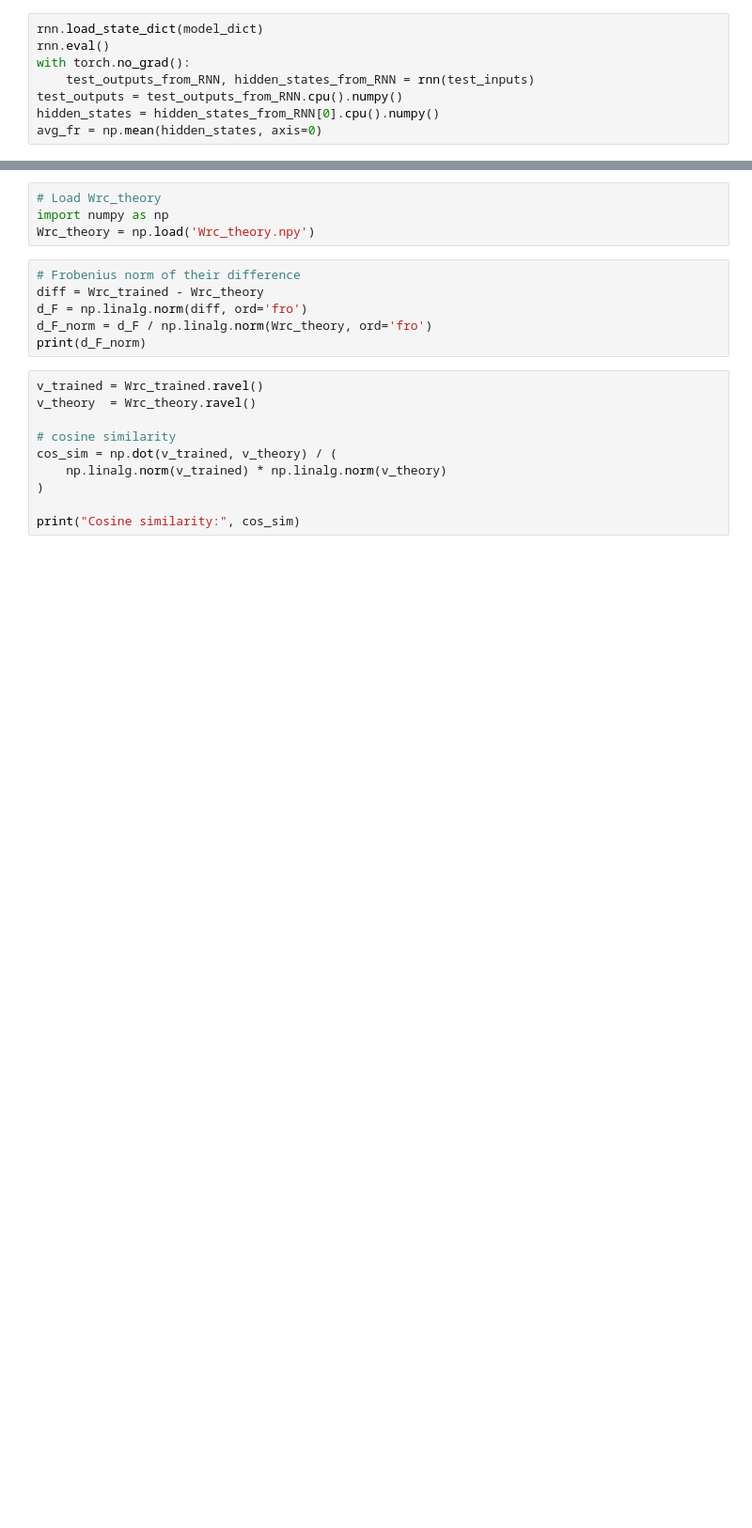
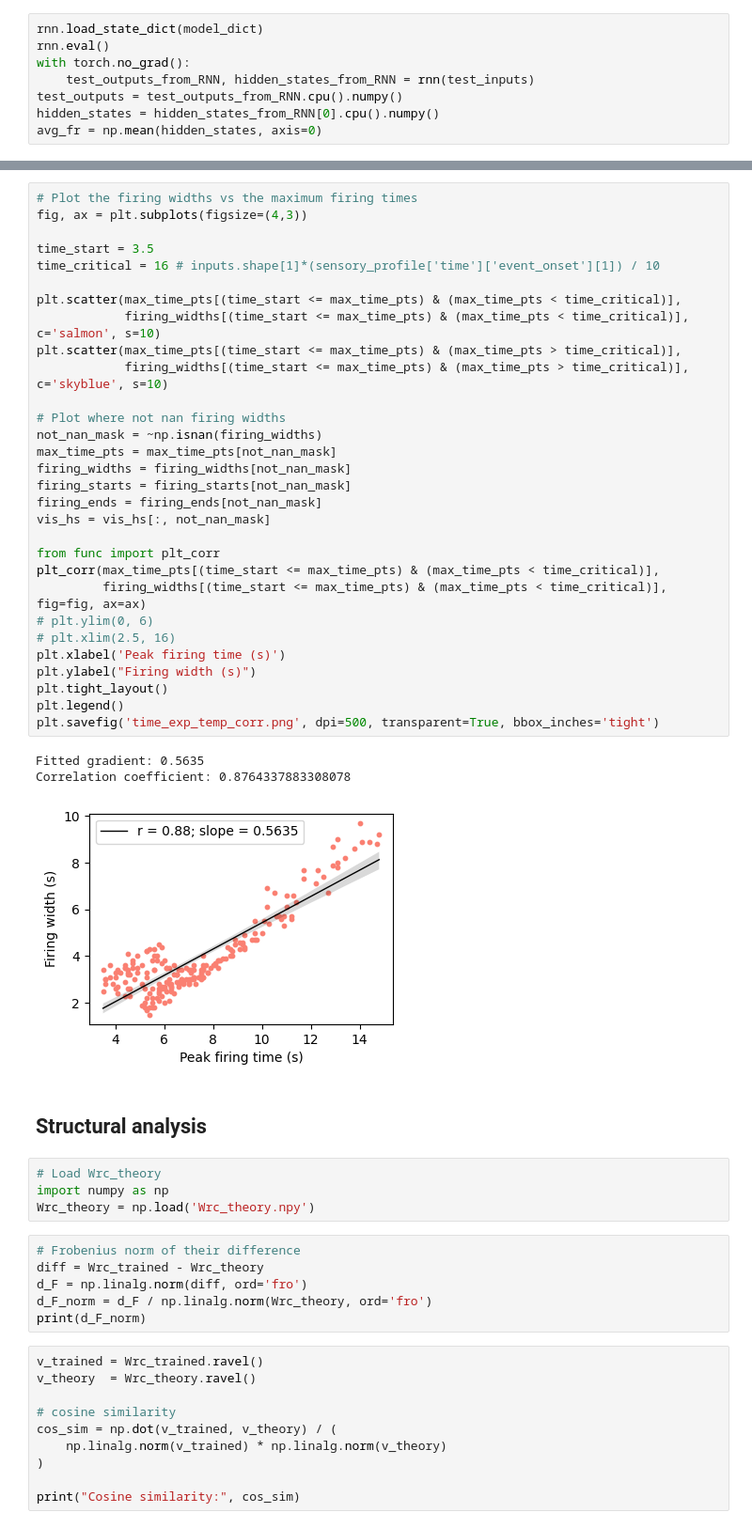
Before and after one commit to qrsyu/STCell, a Jupyter notebook: code/theory_exp/test_RNN.ipynb, the cells around one changed output, grey strips where cells are left out. Shown at 94% size. Drawn from its saved outputs; the diff is of its cells as text; blank space fills up the shorter version.

```diff
--- a/code/theory_exp/test_RNN.ipynb
+++ b/code/theory_exp/test_RNN.ipynb
@@ -170,3 +224,39 @@ plt.savefig(f'theory_rnn_{load_data_type}_{N}_hs.png', transparent=True)
+# %%
+# Plot the firing widths vs the maximum firing times
+fig, ax = plt.subplots(figsize=(4,3))
+
+time_start = 3.5
+time_critical = 16 # inputs.shape[1]*(sensory_profile['time']['event_onset'][1]) / 10
+
+plt.scatter(max_time_pts[(time_start <= max_time_pts) & (max_time_pts < time_critical)],
+            firing_widths[(time_start <= max_time_pts) & (max_time_pts < time_critical)], c='salmon', s=10)
+plt.scatter(max_time_pts[(time_start <= max_time_pts) & (max_time_pts > time_critical)],
+            firing_widths[(time_start <= max_time_pts) & (max_time_pts > time_critical)], c='skyblue', s=10)
+
+# Plot where not nan firing widths
+not_nan_mask = ~np.isnan(firing_widths)
+max_time_pts = max_time_pts[not_nan_mask]
+firing_widths = firing_widths[not_nan_mask]
+firing_starts = firing_starts[not_nan_mask]
+firing_ends = firing_ends[not_nan_mask]
+vis_hs = vis_hs[:, not_nan_mask]
+
+from func import plt_corr
+plt_corr(max_time_pts[(time_start <= max_time_pts) & (max_time_pts < time_critical)],
+         firing_widths[(time_start <= max_time_pts) & (max_time_pts < time_critical)], fig=fig, ax=ax)
+# plt.ylim(0, 6)
+# plt.xlim(2.5, 16)
+plt.xlabel('Peak firing time (s)')
+plt.ylabel("Firing width (s)")
+plt.tight_layout()
+plt.legend()
+plt.savefig('time_exp_temp_corr.png', dpi=500, transparent=True, bbox_inches='tight')
+# %% [output]
+Fitted gradient: 0.5635
+Correlation coefficient: 0.8764337883308078
+[figure, added]
+# %% [markdown]
+## Structural analysis
 # %%
 # Load Wrc_theory
 import numpy as np
```
Also changed, not shown: parts of 8 cells of this notebook, 11 other files.
